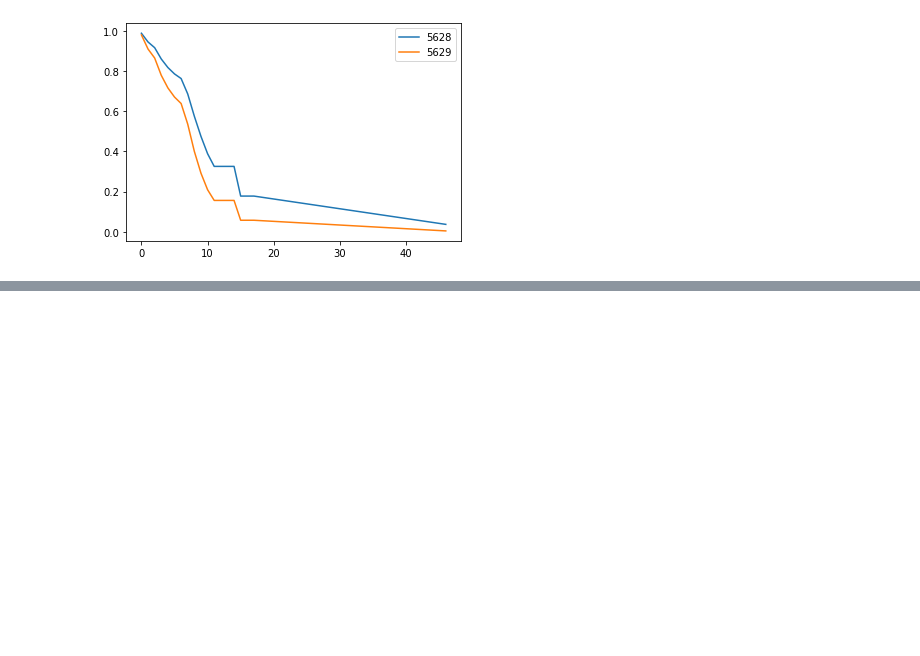
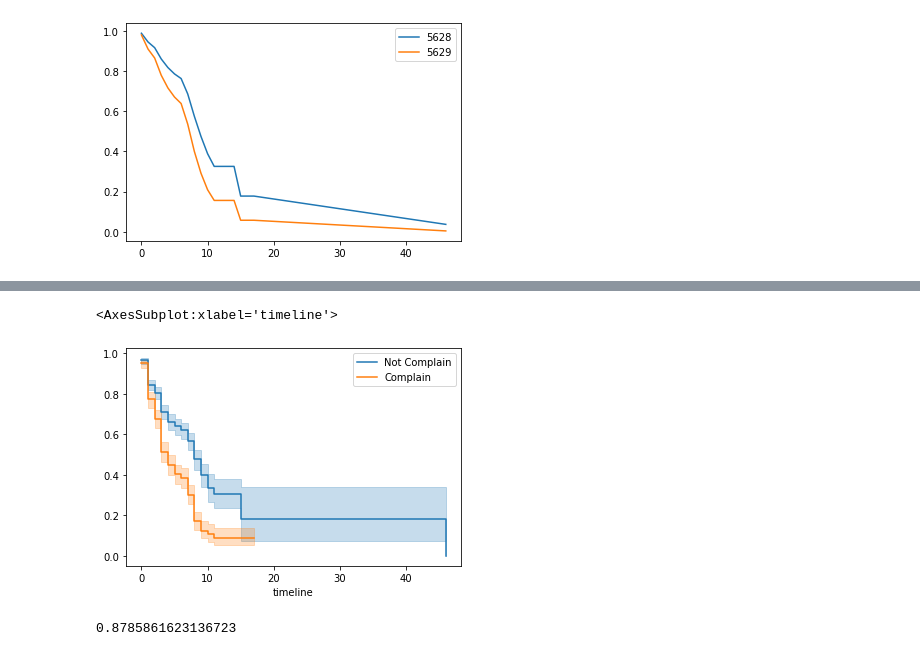
Before and after one commit to alexussaha/Ecommerce-Customer-Churn-Prediction, a Jupyter notebook: E-com analysis.ipynb, the cells around one changed output, grey strips where cells are left out. Cells and saved outputs as stored; diff of their text form; code cells hidden in the pictures; blank space fills up the shorter version.

```diff
--- a/E-com analysis.ipynb
+++ b/E-com analysis.ipynb
@@ -295,0 +331,15 @@ df_encoded[-2:]
+# %%
+kmf1 = KaplanMeierFitter() ## instantiate the class to create an object
+
+kmf1.fit(df_enc_balanced['DaySinceLastOrder'][df_enc_balanced['Complain'] == 0], df_enc_balanced['Churn'][df_enc_balanced['Complain'] == 0], label='Not Complain')
+a1 = kmf1.plot()
+
+kmf1.fit(df_enc_balanced['DaySinceLastOrder'][df_enc_balanced['Complain'] == 1], df_enc_balanced['Churn'][df_enc_balanced['Complain'] == 1], label='Complain')
+kmf1.plot(ax=a1)
+# %% [output]
+<AxesSubplot:xlabel='timeline'>
+[figure, added]
+# %%
+cox.score(df_encoded, 'concordance_index')
+# %% [output]
+0.8785861623136723
```
Also changed, not shown: parts of 7 cells of this notebook.
